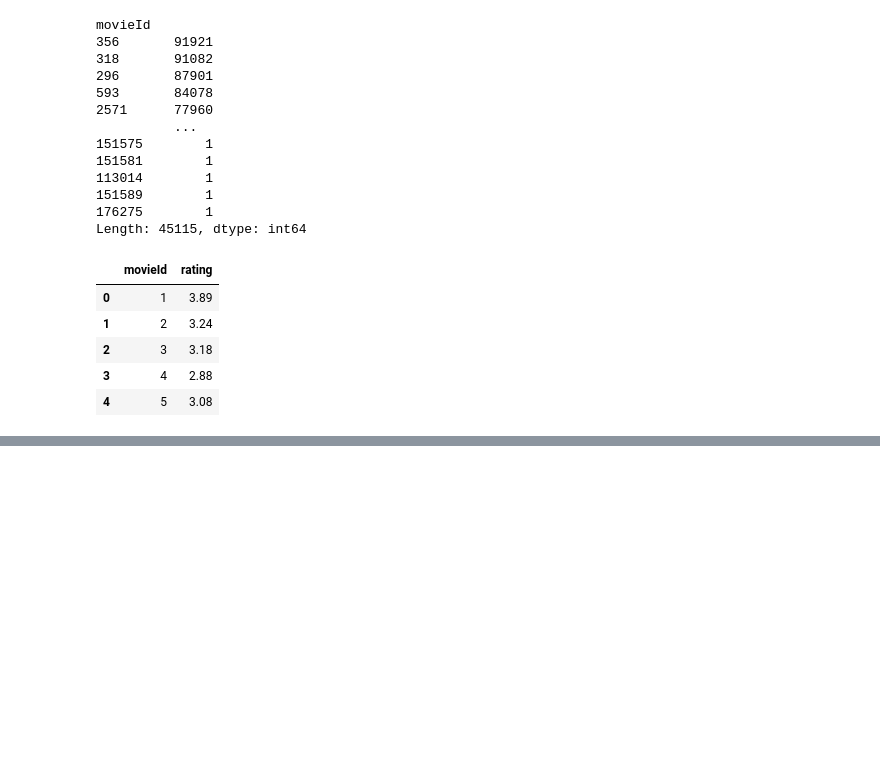
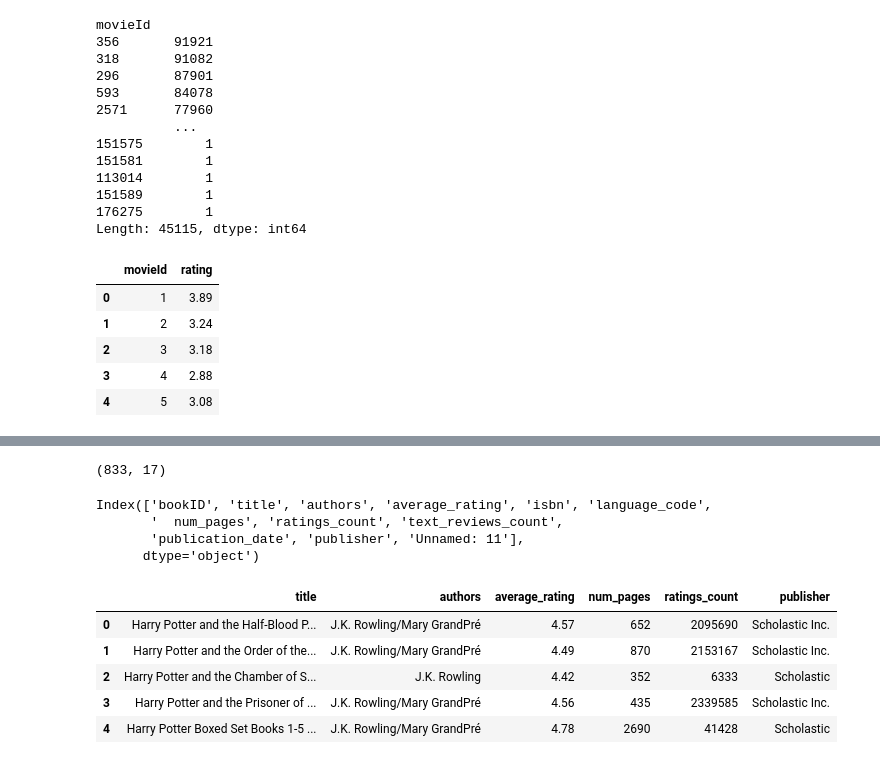
Before and after one commit to laurenemilyto/film_adapatation_success, a Jupyter notebook: Predicting Book to Movie Adaptations.ipynb, the cells around one changed output, grey strips where cells are left out. Drawn from its saved outputs; the diff is of its cells as text; code cells hidden in the pictures; blank space fills up the shorter version.

```diff
--- a/Predicting Book to Movie Adaptations.ipynb
+++ b/Predicting Book to Movie Adaptations.ipynb
@@ -158,8 +163,28 @@ final_movies_df.head()
 | 2 | 8012 | [{'id': 395, 'name': 'gambling'},... | False | 30250000 | [{'id': 35, 'name': 'Comedy'}, {'... | tt0113161 | en | Get Shorty | ... |
 | 3 | 11859 | [{'id': 258, 'name': 'bomb'}, {'i... | False | 50000000 | [{'id': 28, 'name': 'Action'}, {'... | tt0113010 | en | Fair Game | ... |
 | 4 | 39428 | [{'id': 531, 'name': 'southern us... | False | 0 | [{'id': 18, 'name': 'Drama'}] | tt0113952 | en | The Neon Bible | ... |
+# %%
+final_movies_df.shape
+# %% [output]
+(833, 17)
+# %%
+goodreads_df.columns
+# %% [output]
+Index(['bookID', 'title', 'authors', 'average_rating', 'isbn', 'language_code',
+       '  num_pages', 'ratings_count', 'text_reviews_count',
+       'publication_date', 'publisher', 'Unnamed: 11'],
+      dtype='object')
 # %%
 # Select subset of necessary columns for analysis
-goodreads_df = [['']]
+goodreads_df = goodreads_df[['title', 'authors', 'average_rating','  num_pages', 'ratings_count', 'publisher']]
+# ['isbn', 'bookID', 'language_code', 'publication_date'], inplace=True)
+goodreads_df.head()
+# %% [output]
+|  | title | authors | average_rating | num_pages | ratings_count | publisher |
+| 0 | Harry Potter and the Half-Blood P... | J.K. Rowling/Mary GrandPré | 4.57 | 652 | 2095690 | Scholastic Inc. |
+| 1 | Harry Potter and the Order of the... | J.K. Rowling/Mary GrandPré | 4.49 | 870 | 2153167 | Scholastic Inc. |
+| 2 | Harry Potter and the Chamber of S... | J.K. Rowling | 4.42 | 352 | 6333 | Scholastic |
+| 3 | Harry Potter and the Prisoner of ... | J.K. Rowling/Mary GrandPré | 4.56 | 435 | 2339585 | Scholastic Inc. |
+| 4 | Harry Potter Boxed Set Books 1-5 ... | J.K. Rowling/Mary GrandPré | 4.78 | 2690 | 41428 | Scholastic |
 # %%
 # Merge Goodreads data with final_movies_df
```
Also changed, not shown: parts of 7 cells of this notebook, 1 other file.
